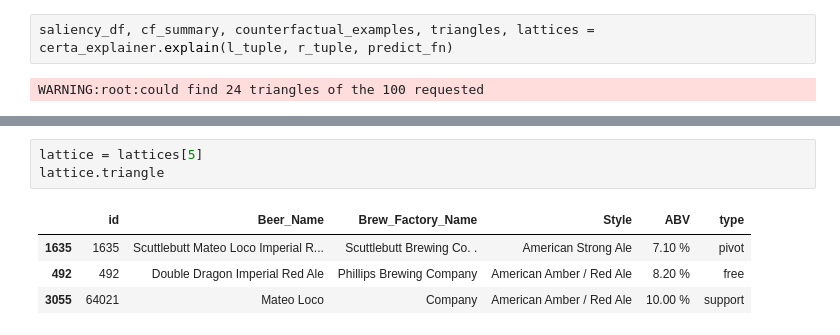
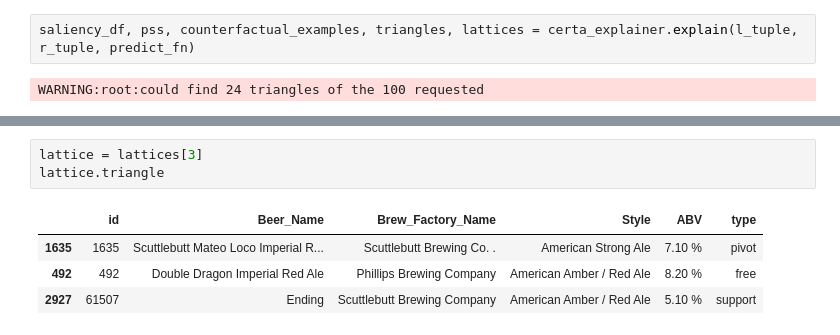
Before and after one commit to tteofili/certa, a Jupyter notebook: demo1_dm_beers.ipynb, the cells around one changed output, grey strips where cells are left out. Drawn from its saved outputs; the diff is of its cells as text.

Commit message:
fixed debug lattice generation diagrams

```diff
--- a/demo1_dm_beers.ipynb
+++ b/demo1_dm_beers.ipynb
@@ -130,6 +116,6 @@ n_item.reindex(sorted(n_item.columns), axis=1)
 |  | ltable_ABV | ltable_Beer_Name | ltable_Brew_Factory_Name | ltable_Style | rtable_ABV | rtable_Beer_Name | ... |
 | 0 | 8.20 % | Double Dragon Imperial Red Ale | Phillips Brewing Company | American Amber / Red Ale | 7.10 % | Scuttlebutt Mateo Loco Imperial R... | ... |
 # %%
-saliency_df, cf_summary, counterfactual_examples, triangles, lattices = certa_explainer.explain(l_tuple, r_tuple, predict_fn)
+saliency_df, pss, counterfactual_examples, triangles, lattices = certa_explainer.explain(l_tuple, r_tuple, predict_fn)
 # %% [output]
 WARNING:root:could find 24 triangles of the 100 requested
@@ -157,8 +197,8 @@ dtype: float64
 # %%
-lattice = lattices[5]
+lattice = lattices[3]
 lattice.triangle
 # %% [output]
 |  | id | Beer_Name | Brew_Factory_Name | Style | ABV | type |
 | 1635 | 1635 | Scuttlebutt Mateo Loco Imperial R... | Scuttlebutt Brewing Co. . | American Strong Ale | 7.10 % | pivot |
 | 492 | 492 | Double Dragon Imperial Red Ale | Phillips Brewing Company | American Amber / Red Ale | 8.20 % | free |
-| 3055 | 64021 | Mateo Loco | Company | American Amber / Red Ale | 10.00 % | support |
+| 2927 | 61507 | Ending | Scuttlebutt Brewing Company | American Amber / Red Ale | 5.10 % | support |
```
Also changed, not shown: parts of 15 cells of this notebook, 2 other files.
